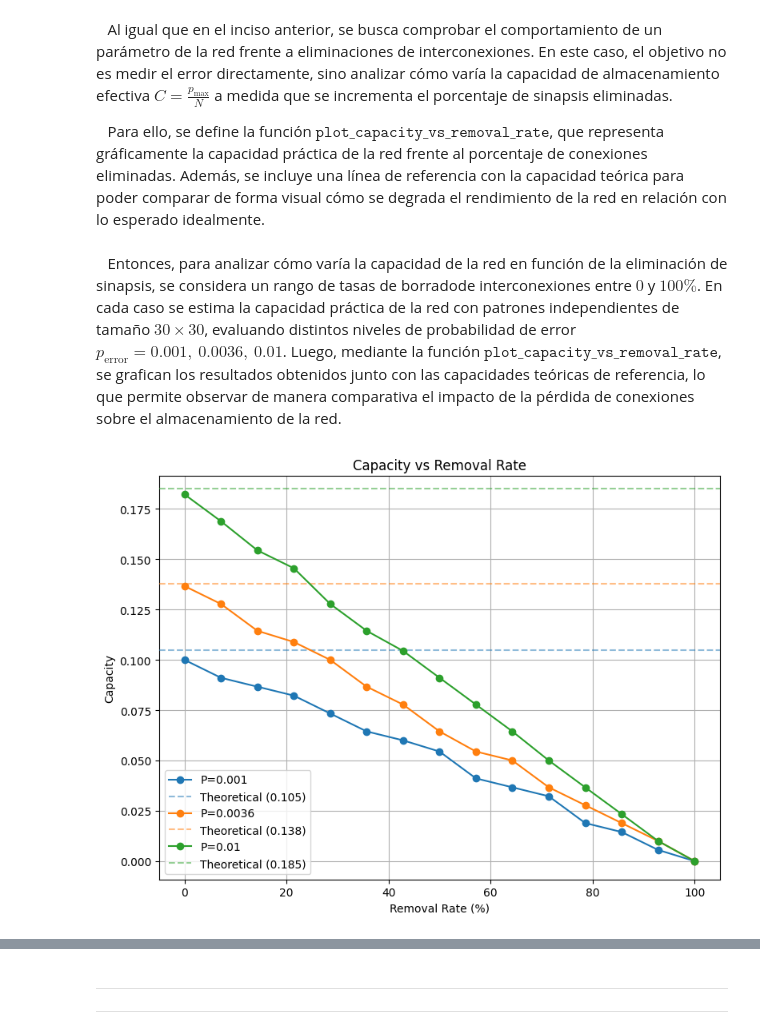
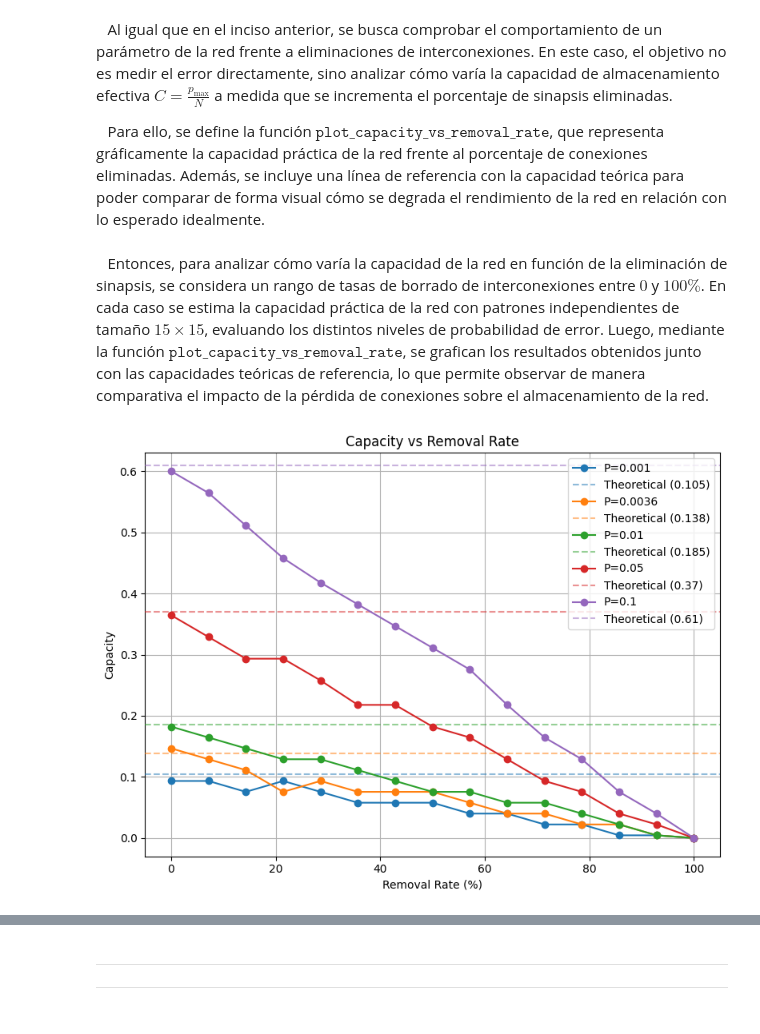
Before and after one commit to felipeperassi/Neural-Networks, a Jupyter notebook: Hopfield-Networks/HopfieldNetworks.ipynb, the cells around one changed output, grey strips where cells are left out. Saved outputs shown, nothing was run; the diff lists cells and outputs as text; code cells hidden in the pictures.

```diff
--- a/Hopfield-Networks/HopfieldNetworks.ipynb
+++ b/Hopfield-Networks/HopfieldNetworks.ipynb
@@ -930,7 +930,7 @@ def get_parameters(n_patterns, size, proba_error, independence, rho, remove_rate
 
     max_patterns = 0
     for n in n_patterns:
-        patterns = (generate_independent_patterns(n, size) if independence else generate_correlated_patterns(n, size, rho))
+        patterns = (generate_independent_patterns(n, size) if independence or rho is None else generate_correlated_patterns(n, size, rho))
 
         HN = HopfieldNetwork()
         HN.train(patterns, remove_rate)
@@ -968,7 +968,7 @@ def get_multiple_parameters(size, probas_error, independence=True, rhos=None, re
     else:
         for rho in rhos:
             for proba in probas_error:
-                n_patterns = np.linspace(1, 150, 50, dtype=int)
+                n_patterns = np.linspace(1, 1000, 50, dtype=int)
                 aux = get_parameters(n_patterns, size, proba, independence, rho, remove_rate)
                 results.append(aux)
 
@@ -1039,7 +1043,14 @@ def plot_capacities(theory, practical, probas, size, iteration) -> None:
         plt.show()
 # %%
 theo_capacity = [0.105, 0.138, 0.185, 0.37, 0.61]
+
 for i, size in enumerate(sizes):
+    display(Latex(rf"$------ \textbf{{Tamaño de la red}}: {size[0]} \times {size[1]} ------$"))
     practical_capacity = [r[0] for r in results[i]]
+
+    for j, c in enumerate(practical_capacity):
+        error = np.abs(theo_capacity[j] - c) / theo_capacity[j] * 100
+        display(Latex(rf"$p_{{\text{{error}}}} = {probas_error[j]} \quad \Longrightarrow \quad \epsilon_r ~ \% = \frac{{C_{{\text{{theo}}}} - C_{{\text{{pract}}}}}}{{C_{{\text{{theo}}}}}} \cdot 100 \approx {error:.2f} ~ \%$"))
+
     plot_capacities(theo_capacity, practical_capacity, probas_error, size, i+1)
 # %% [output]
@@ -1237,7 +1274,7 @@ def plot_capacity_vs_removal_rate(removal_rates, capacities, theoretical_capacit
     if iteration == 1:
         plt.figure(figsize=(8, 6))
 
-    colors = ['#1f77b4',  '#ff7f0e',  '#2ca02c']
+    colors = ['#1f77b4',  '#ff7f0e',  '#2ca02c', '#d62728',  '#9467bd']
     plt.plot(removal_rates * 100, capacities, zorder=3, color=colors[iteration-1], marker='o', linestyle='-', label=f'P={proba_error}')
     plt.axhline(y=theoretical_capacity, color=colors[iteration-1], linestyle='--', alpha=0.5, label=f'Theoretical ({theoretical_capacity})', zorder=3)
 
@@ -1247,26 +1284,24 @@ def plot_capacity_vs_removal_rate(removal_rates, capacities, theoretical_capacit
     plt.grid(zorder=0)
     plt.tight_layout()
 
-    if iteration == 3:
+    if iteration == 5:
         plt.legend()
         plt.show()
 # %% [markdown]
-&ensp; Entonces, para analizar cómo varía la capacidad de la red en función de la eliminación de sinapsis, se considera un rango de tasas de borradode interconexiones entre $0$ y $100\%$. En cada caso se estima la capacidad práctica de la red con patrones independientes de tamaño $30 \times 30$, evaluando distintos niveles de probabilidad de error $p_{\text{error}} = 0.001,~0.0036,~0.01$. Luego, mediante la función $\texttt{plot\_capacity\_vs\_removal\_rate}$, se grafican los resultados obtenidos junto con las capacidades teóricas de referencia, lo que permite observar de manera comparativa el impacto de la pérdida de conexiones sobre el almacenamiento de la red.
+&ensp; Entonces, para analizar cómo varía la capacidad de la red en función de la eliminación de sinapsis, se considera un rango de tasas de borrado de interconexiones entre $0$ y $100\%$. En cada caso se estima la capacidad práctica de la red con patrones independientes de tamaño $15 \times 15$, evaluando los distintos niveles de probabilidad de error. Luego, mediante la función $\texttt{plot\_capacity\_vs\_removal\_rate}$, se grafican los resultados obtenidos junto con las capacidades teóricas de referencia, lo que permite observar de manera comparativa el impacto de la pérdida de conexiones sobre el almacenamiento de la red.
 # %%
 remove_rates = np.linspace(0, 1, 15)
-partial_probas_error = [0.001, 0.0036, 0.01]
-theo_proba_capacity = [0.105, 0.138, 0.185]
 
-for idx, proba in enumerate(partial_probas_error):
+for idx, proba in enumerate(probas_error):
     results = []
     for rate in remove_rates:
-        aux = get_multiple_parameters((30, 30), [proba], independence=True, rhos=None, remove_rate=rate)
+        aux = get_multiple_parameters((15, 15), [proba], independence=True, rhos=None, remove_rate=rate)
         results.append(aux)
 
     capacities = [c[0][0] for c in results]
-    plot_capacity_vs_removal_rate(remove_rates, capacities, theo_proba_capacity[idx], proba, idx+1)
+    plot_capacity_vs_removal_rate(remove_rates, capacities, theo_capacity[idx], proba, idx+1)
 # %% [output]
-[figure, old version]
+[figure, new version]
 # %% [markdown]
 &ensp; En base a los resultados obtenidos se observa un comportamiento claro, la capacidad de la red disminuye progresivamente a medida que aumenta el porcentaje de sinapsis eliminadas. Para tasas de eliminación bajas, la red logra mantener una capacidad próxima a la teórica, mostrando cierta tolerancia a la pérdida parcial de conexiones. Sin embargo, conforme la eliminación se incrementa, la capacidad cae de manera lineal hasta alcanzar valores nulos cuando la red queda completamente desconectada.
 
```
Also changed, not shown: parts of 18 cells of this notebook, 1 other file.
